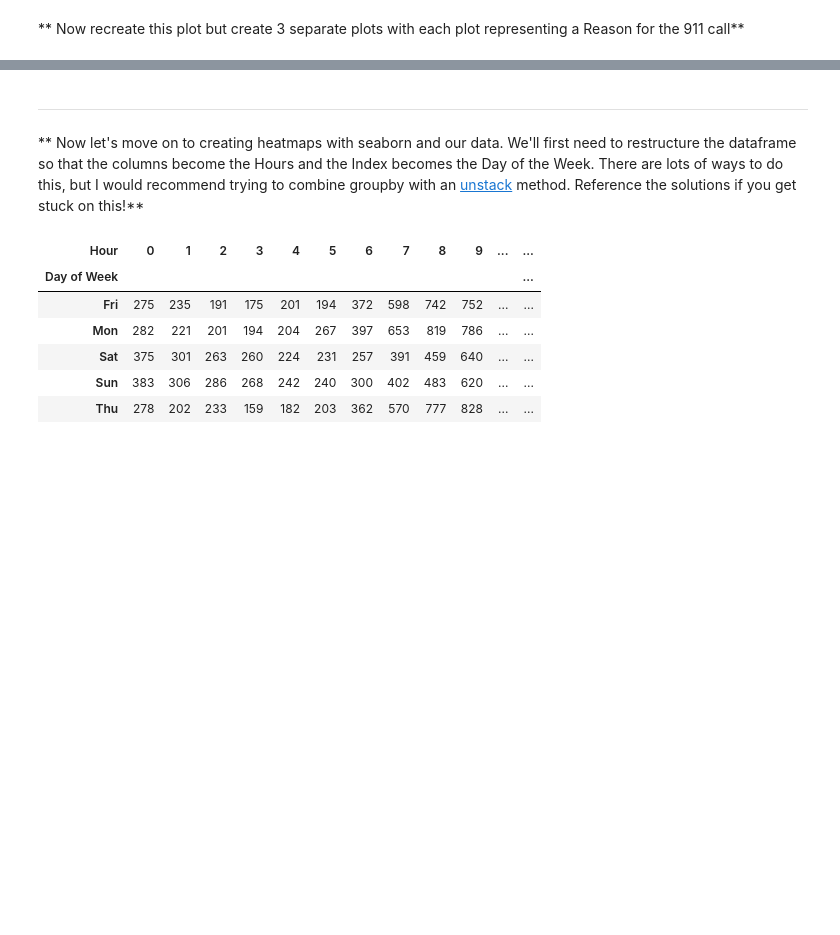
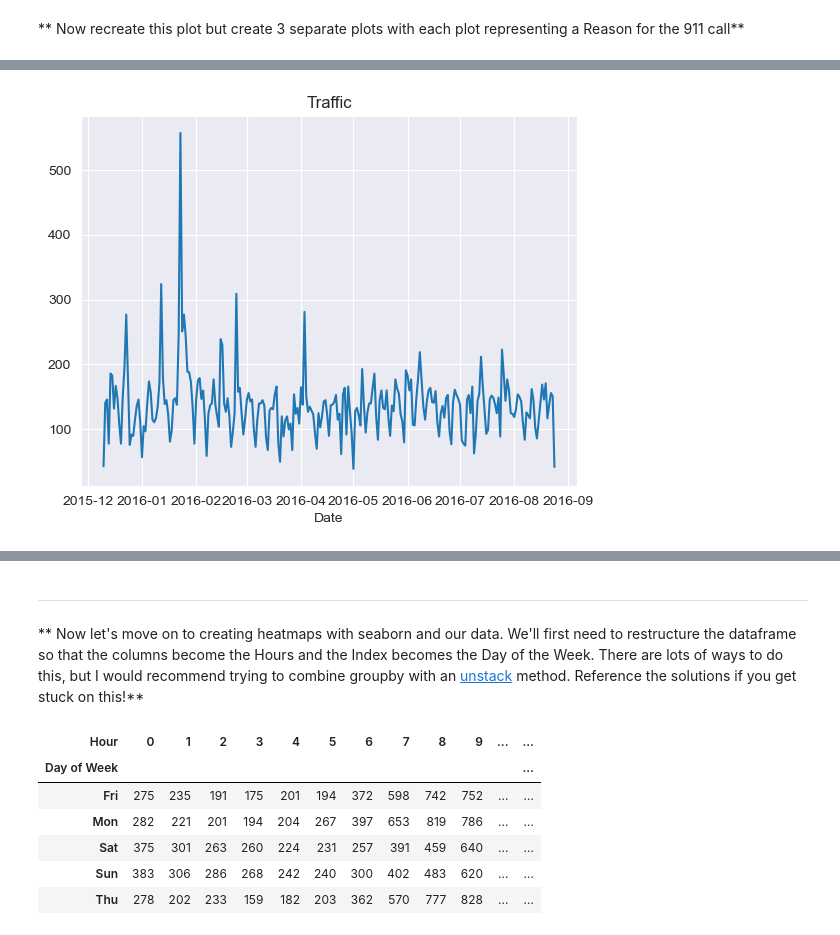
Before and after one commit to SpeedBird789/Data-Capstone-Project, a Jupyter notebook: Calls Data My Attempt.ipynb, the cells around one changed output, grey strips where cells are left out. Drawn from its saved outputs; the diff is of its cells as text; code cells hidden in the pictures; blank space fills up the shorter version.

```diff
--- a/Calls Data My Attempt.ipynb
+++ b/Calls Data My Attempt.ipynb
@@ -263,0 +261,7 @@ plt.show()
+# %%
+df_Traffic = df[df['Reason'] == 'Traffic']
+countTraffic = df_Traffic.groupby('Date').count()
+countTraffic['lat'].plot(title='Traffic')
+plt.show()
+# %% [output]
+[figure, added]
```
Also changed, not shown: parts of 11 cells of this notebook.
